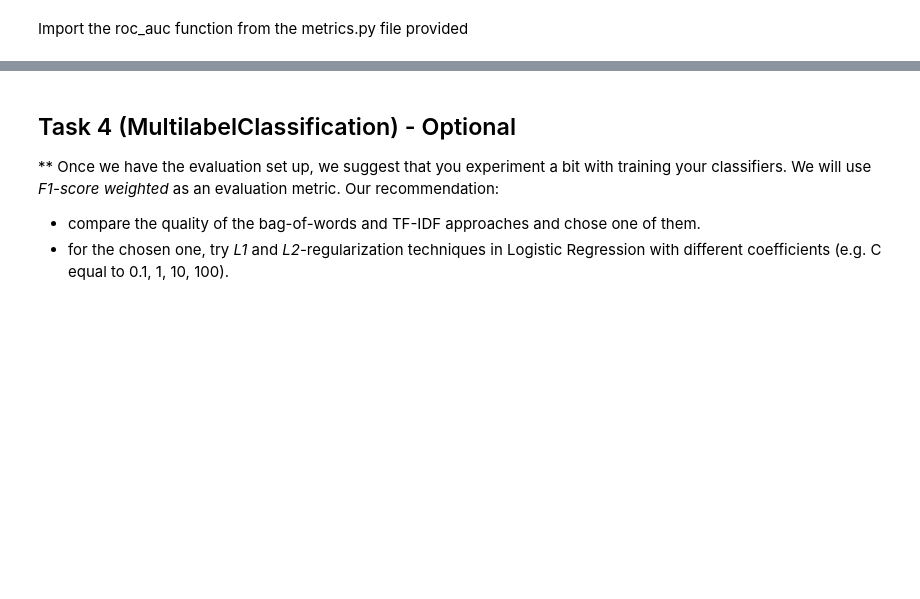
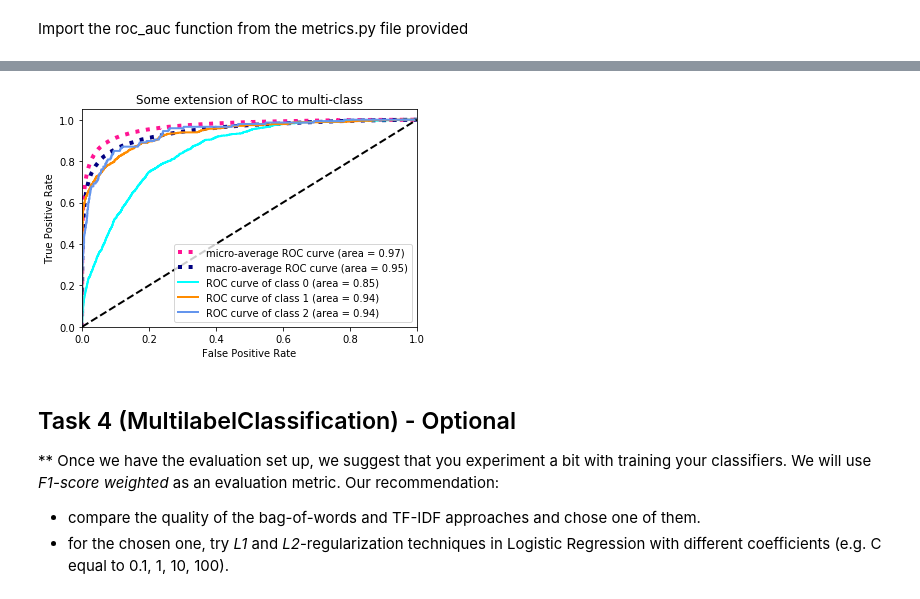
Before and after one commit to GreatLearningAIML1/aiml-ml-hyd-nov-18-batch-shreyaspatil276, a Jupyter notebook: Stats_NLP_Project.ipynb, the cells around one changed output, grey strips where cells are left out. Cells and saved outputs as stored; diff of their text form; code cells hidden in the pictures; blank space fills up the shorter version.

```diff
--- a/Stats_NLP_Project.ipynb
+++ b/Stats_NLP_Project.ipynb
@@ -518,3 +475,7 @@ Import the roc_auc function from the metrics.py file provided
+# %%
+roc_auc(y_val, y_val_predicted_scores_tfidf, n_classes)
+# %% [output]
+[figure, added]
 # %% [markdown]
 ## Task 4 (MultilabelClassification) - Optional
 ** Once we have the evaluation set up, we suggest that you experiment a bit with training your classifiers. We will use *F1-score weighted* as an evaluation metric. Our recommendation:
```
Also changed, not shown: parts of 18 cells of this notebook.
